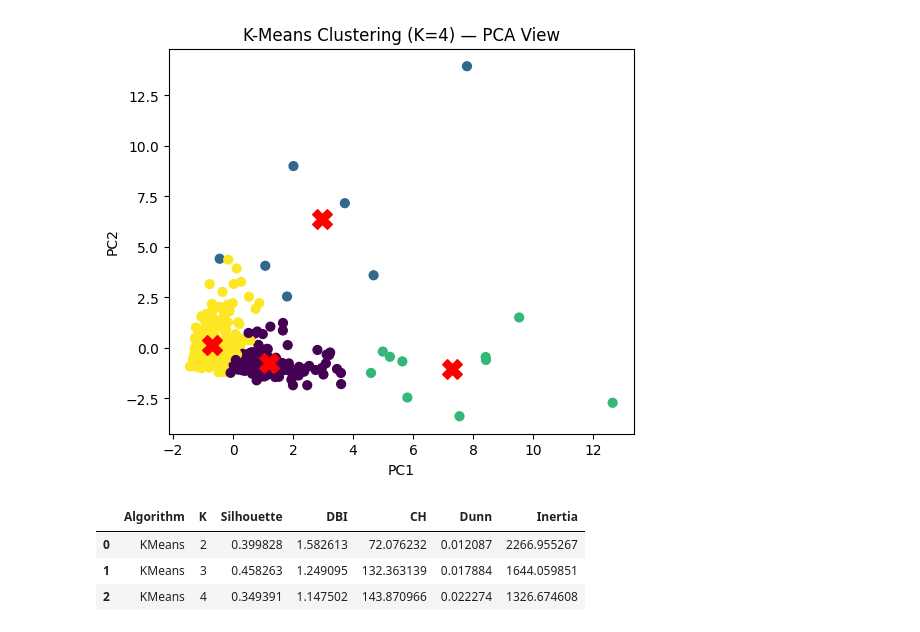
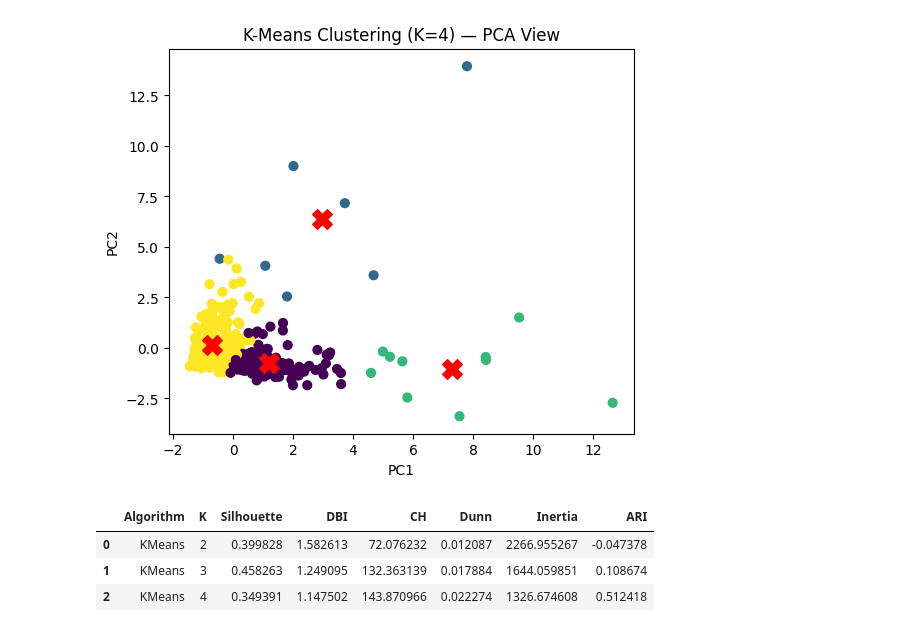
Before and after one commit to gannahisham/aml-clustering-project, a Jupyter notebook: AML1.ipynb, the cells around one changed output. Cells and saved outputs as stored; diff of their text form; code cells hidden in the pictures.

```diff
--- a/AML1.ipynb
+++ b/AML1.ipynb
@@ -643,7 +648,7 @@ def dunn_index(X, labels):
     # Dunn Index = (minimum inter-cluster distance) / (maximum intra-cluster distance)
 # %%
 # Create an empty list to store evaluation results
-results = []
+resultsKmeans = []
 
 # Define different values of K to test
 k_values = [2, 3, 4]
@@ -659,7 +664,7 @@ for k in k_values:
     # Fit the model and get cluster labels for each data point
 
     # Store evaluation results for this value of K
-    results.append({
+    resultsKmeans.append({
         "Algorithm": "KMeans",   # Name of clustering algorithm
         "K": k,                 # Number of clusters
 
@@ -675,21 +680,25 @@ for k in k_values:
         "Dunn": dunn_index(X_scaled, labels_km) ,
         # Ratio of inter-cluster distance to intra-cluster distance (higher is better)
 
-         "Inertia": kmeans.inertia_   # ✅ extra metric
+         "Inertia": kmeans.inertia_  , # ✅ extra metric
 # Inertia: measures how compact the clusters are (lower is better)
 # It is the same metric used in the Elbow Method
+
+
+"ARI": adjusted_rand_score(y['Channel'], labels_km),
+
     })
 # %%
 # Convert results into a DataFrame for easy visualization
-results_df = pd.DataFrame(results)
+results_dfKmeans = pd.DataFrame(resultsKmeans)
 
 # Display results
-results_df
+results_dfKmeans
 # %% [output]
-|  | Algorithm | K | Silhouette | DBI | CH | Dunn | Inertia |
-| 0 | KMeans | 2 | 0.399828 | 1.582613 | 72.076232 | 0.012087 | 2266.955267 |
-| 1 | KMeans | 3 | 0.458263 | 1.249095 | 132.363139 | 0.017884 | 1644.059851 |
-| 2 | KMeans | 4 | 0.349391 | 1.147502 | 143.870966 | 0.022274 | 1326.674608 |
+|  | Algorithm | K | Silhouette | DBI | CH | Dunn | Inertia | ARI |
+| 0 | KMeans | 2 | 0.399828 | 1.582613 | 72.076232 | 0.012087 | 2266.955267 | -0.047378 |
+| 1 | KMeans | 3 | 0.458263 | 1.249095 | 132.363139 | 0.017884 | 1644.059851 | 0.108674 |
+| 2 | KMeans | 4 | 0.349391 | 1.147502 | 143.870966 | 0.022274 | 1326.674608 | 0.512418 |
 # %%
 # Evaluation Metrics Interpretation:
 # Silhouette Score: higher is better
```
Also changed, not shown: parts of 15 cells of this notebook.
